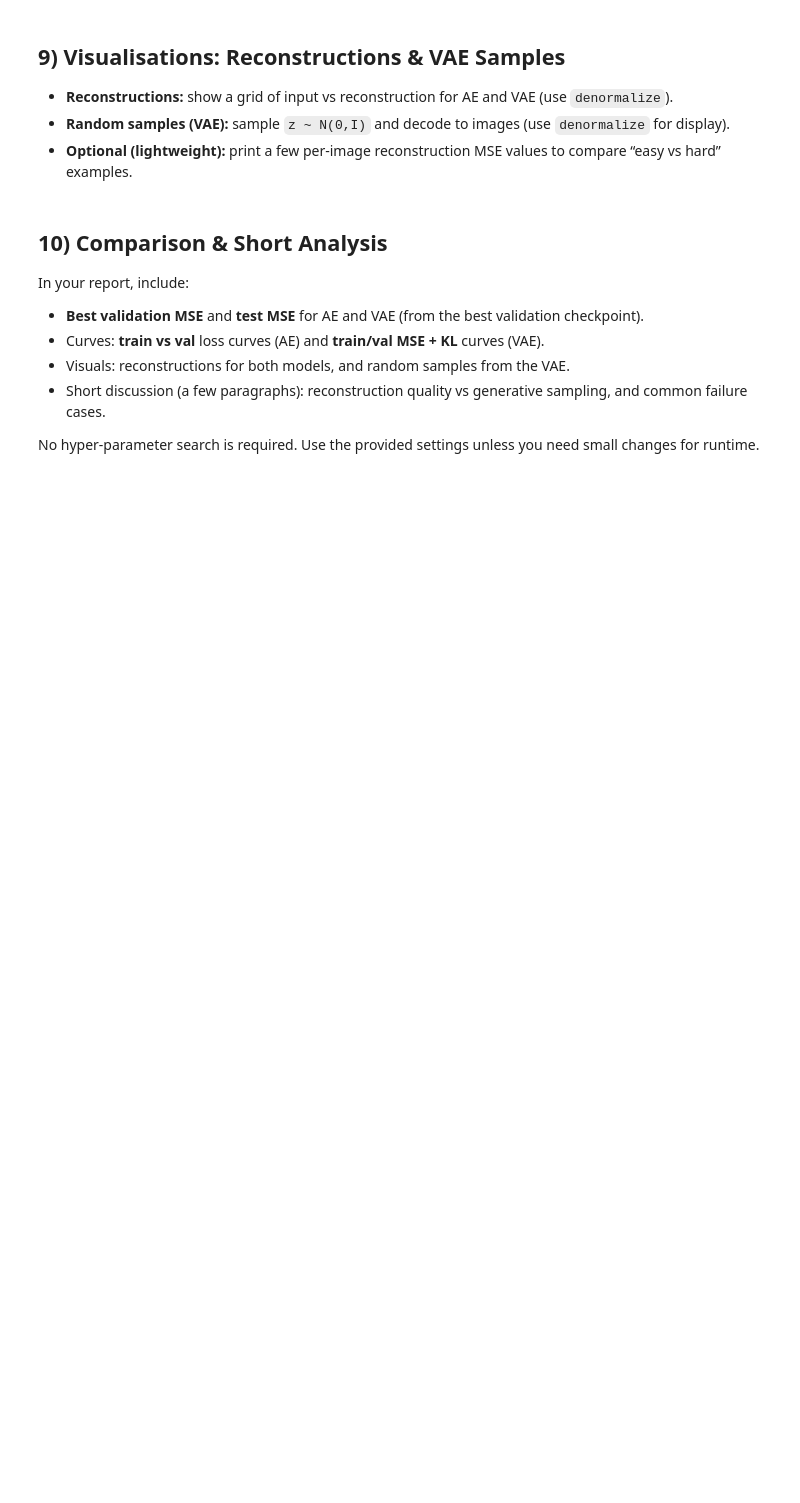
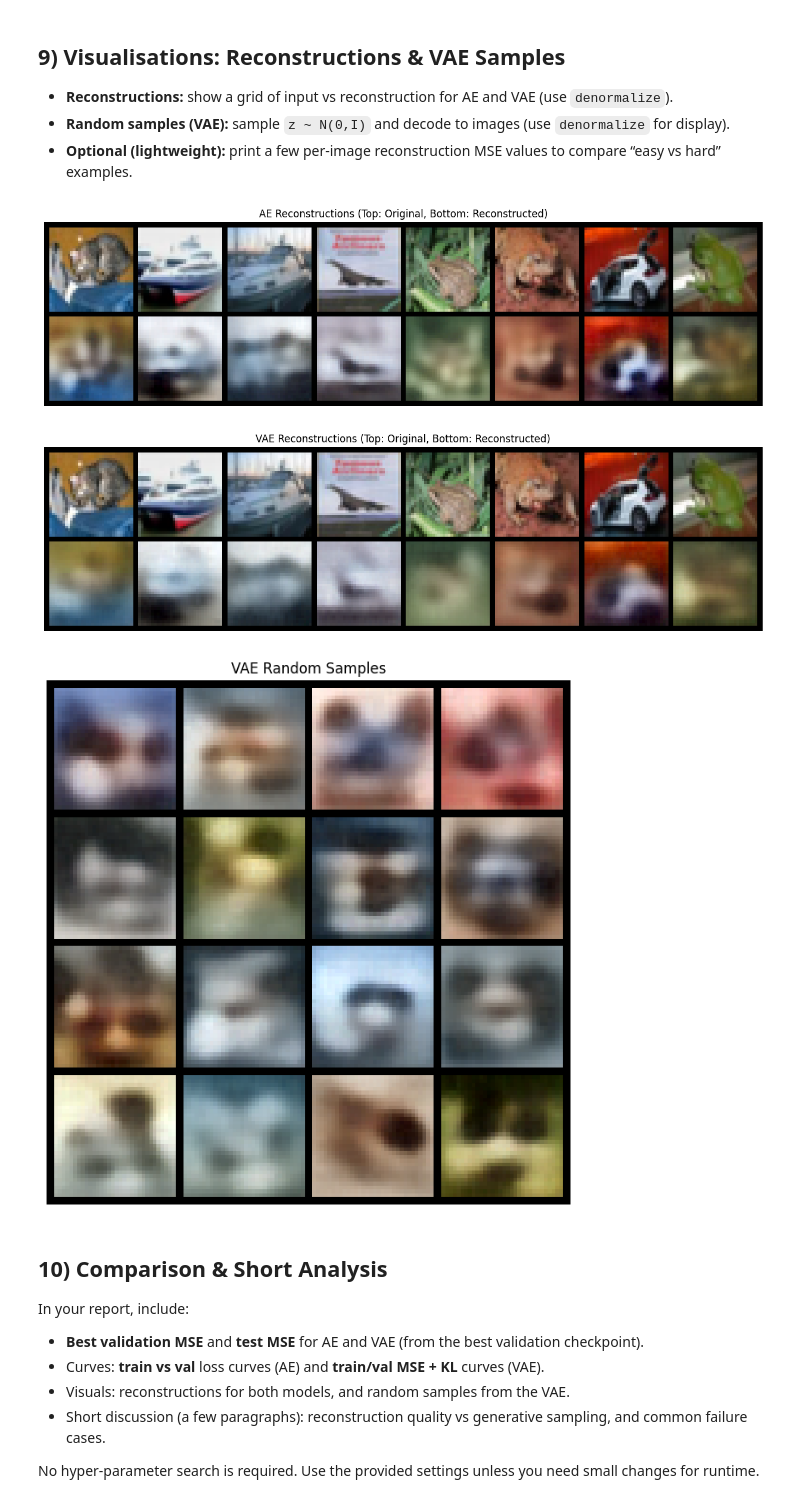
Before and after one commit to Babagesh/AutoEncoder-Cifar10, a Jupyter notebook: assignment5_ae_vae_min.ipynb, the cells around one changed output. Drawn from its saved outputs; the diff is of its cells as text; code cells hidden in the pictures; blank space fills up the shorter version.

```diff
--- a/assignment5_ae_vae_min.ipynb
+++ b/assignment5_ae_vae_min.ipynb
@@ -472,10 +461,85 @@ VAE Test KL: 0.0001 | VAE Test ELBO: 0.9832
 # %%
 # STUDENT TODO: implement helper(s) to show reconstructions and VAE samples
 # Tip: use torchvision.utils.make_grid or vutils.save_image after denormalization
 ae.load_state_dict(torch.load('best_ae_state'))
 vae.load_state_dict(torch.load('best_vae_state'))
 ae.eval()
 vae.eval()
+
+@torch.no_grad()
+def show_reconstructions(model, loader, title='Reconstructions', n=8):
+    model.eval()
+    x, _ = next(iter(loader))
+    x = x[:n].to(device)
+
+    # AE returns x_hat; VAE returns (x_hat, mu, logvar)
+    out = model(x)
+    x_hat = out[0] if isinstance(out, tuple) else out
+
+    # Convert from normalized space back to displayable [0, 1]
+    x_disp = denormalize(x, mean, std).clamp(0, 1).cpu()
+    xhat_disp = denormalize(x_hat, mean, std).clamp(0, 1).cpu()
+
+    # Stack originals then reconstructions so grid has two rows
+    grid_tensor = torch.cat([x_disp, xhat_disp], dim=0)
+    grid = vutils.make_grid(grid_tensor, nrow=n, padding=2)
+
+    plt.figure(figsize=(2 * n, 4))
+    plt.imshow(np.transpose(grid.numpy(), (1, 2, 0)))
+    plt.title(title + ' (Top: Original, Bottom: Reconstructed)')
+    plt.axis('off')
+    plt.show()
+
+@torch.no_grad()
+def show_vae_samples(model, latent_dim, n=16, nrow=4, title='VAE Random Samples'):
+    """Samples random noise from N(0,I) and decodes it into brand new images."""
+    model.eval()
+
+    # 1. Sample z ~ N(0, I)
+    # We create pure random noise based on a standard normal distribution
+    z = torch.randn(n, latent_dim).to(device)
+
+    # 2. Decode the random noise directly to images (skipping the encoder entirely)
+    x_hat = model.dec(z)
+
+    # 3. Denormalize so matplotlib can display them properly
+    xhat_disp = denormalize(x_hat, mean, std).clamp(0, 1).cpu()
+
+    # 4. Make a grid and plot
+    grid = vutils.make_grid(xhat_disp, nrow=nrow, padding=2)
+    plt.figure(figsize=(nrow * 2, (n // nrow) * 2))
+    plt.imshow(np.transpose(grid.numpy(), (1, 2, 0)))
+    plt.title(title)
+    plt.axis('off')
+    plt.show()
+@torch.no_grad()
+def print_reconstruction_mse_examples(ae_model, vae_model, loader, k=5):
+    """Prints a side-by-side comparison of AE and VAE MSE for individual images."""
+    ae_model.eval()
+    vae_model.eval()
+
+    # Grab just one batch, and slice the first 'k' images
+    x, _ = next(iter(loader))
+    x = x[:k].to(device)
+
+    # Get reconstructions from both models
+    ae_x_hat = ae_model(x)
+    vae_x_hat, _, _ = vae_model(x) # VAE returns a tuple, we just want the image
+
+    print(f"\n--- Individual MSE for {k} Test Images ---")
+    for i in range(k):
+        # Calculate MSE for this specific image
+        ae_mse = F.mse_loss(ae_x_hat[i], x[i]).item()
+        vae_mse = F.mse_loss(vae_x_hat[i], x[i]).item()
+        print(f"Image {i+1}: AE MSE = {ae_mse:.4f} | VAE MSE = {vae_mse:.4f}")
+
+show_reconstructions(ae, test_loader, title='AE Reconstructions', n=8)
+show_reconstructions(vae, test_loader, title='VAE Reconstructions', n=8)
+show_vae_samples(vae, LATENT_DIM_VAE, n=16, nrow=4, title='VAE Random Samples')
+# %% [output]
+[figure, added]
+[figure, added]
+[figure, added]
 # %% [markdown]
 ## 10) Comparison & Short Analysis
 
```
Also changed, not shown: parts of 2 cells of this notebook, 3 other files.
